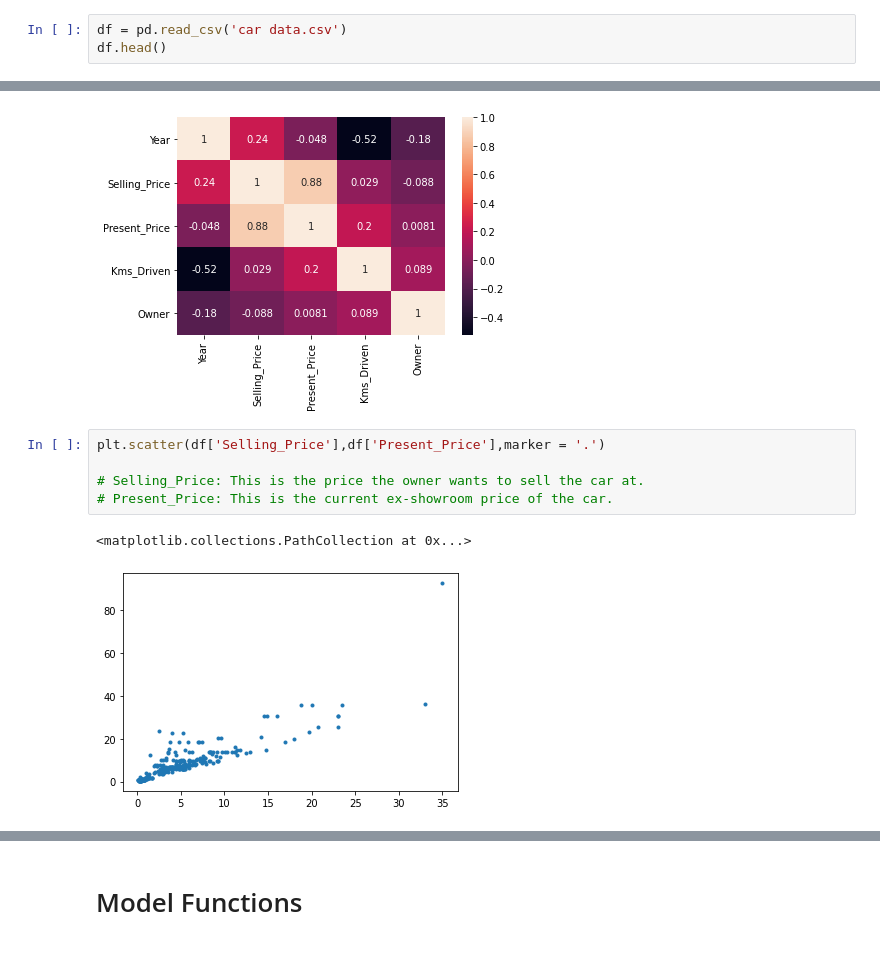
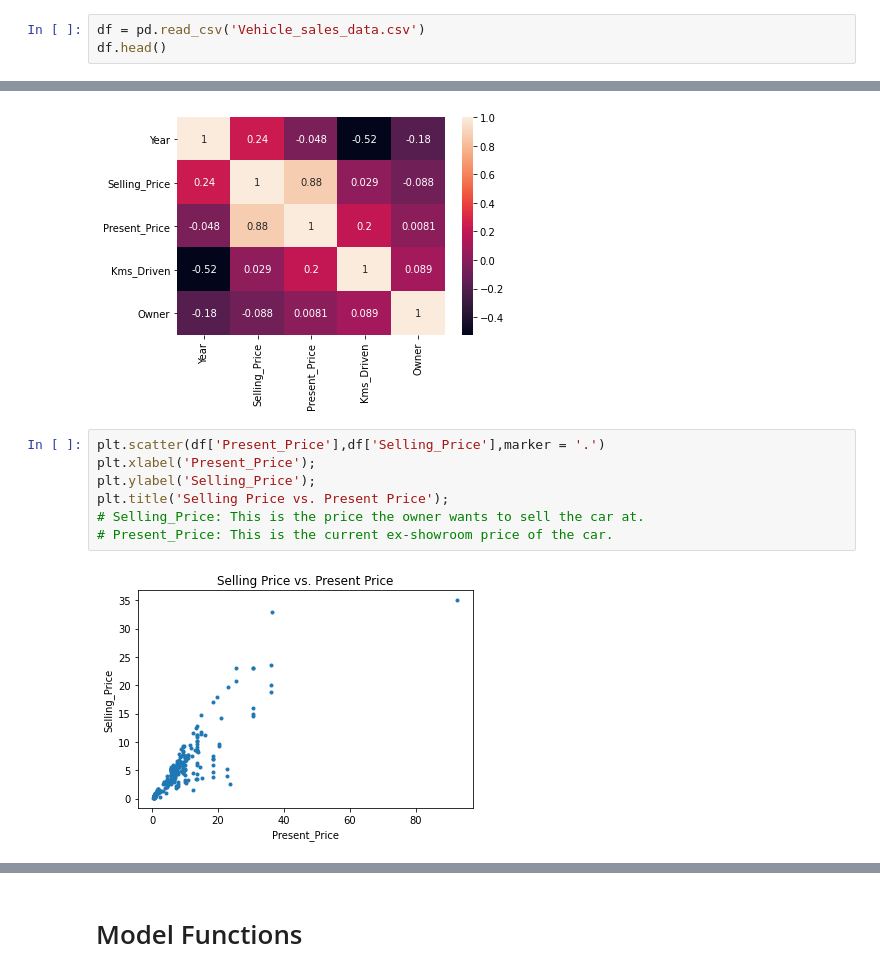
Before and after one commit to jinwu0408/Linear-Regression-Tutorial, a Jupyter notebook: Complete Code.ipynb, the cells around one changed output, grey strips where cells are left out. Saved outputs shown, nothing was run; the diff lists cells and outputs as text.

```diff
--- a/Complete Code.ipynb
+++ b/Complete Code.ipynb
@@ -11,7 +11,7 @@ import matplotlib.pyplot as plt
 # %% [markdown]
 # Read the Dataset
 # %%
-df = pd.read_csv('car data.csv')
+df = pd.read_csv('Vehicle_sales_data.csv')
 df.head()
 # %% [output]
 |  | Car_Name | Year | Selling_Price | Present_Price | Kms_Driven | Fuel_Type | Seller_Type | Transmission | ... |
@@ -28,10 +28,11 @@ sn.heatmap(df.corr(), annot=True)
 <AxesSubplot:>
 [figure]
 # %%
-plt.scatter(df['Selling_Price'],df['Present_Price'],marker = '.')
-
+plt.scatter(df['Present_Price'],df['Selling_Price'],marker = '.')
+plt.xlabel('Present_Price');
+plt.ylabel('Selling_Price');
+plt.title('Selling Price vs. Present Price');
 # Selling_Price: This is the price the owner wants to sell the car at.
 # Present_Price: This is the current ex-showroom price of the car.
 # %% [output]
-<matplotlib.collections.PathCollection at 0x...>
-[figure, old version]
+[figure, new version]
```
Also changed, not shown: parts of 6 cells of this notebook, 1 other file.
